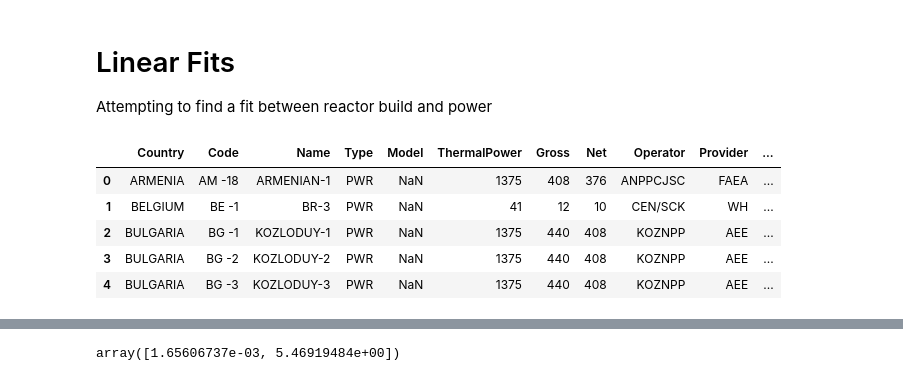
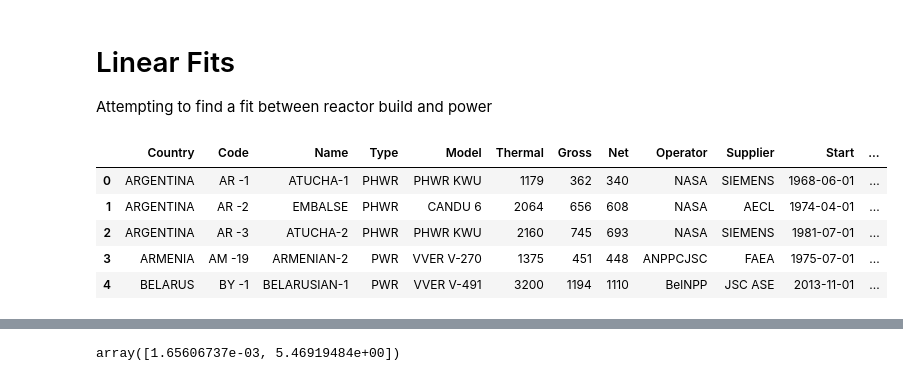
Before and after one commit to guimarais/iaea_reactors, a Jupyter notebook: 02-LinearFit.ipynb, the cells around one changed output, grey strips where cells are left out. Drawn from its saved outputs; the diff is of its cells as text; code cells hidden in the pictures.

```diff
--- a/02-LinearFit.ipynb
+++ b/02-LinearFit.ipynb
@@ -11,15 +11,16 @@ from mpl_toolkits.axes_grid1.inset_locator import inset_axes
 
 sns.set_style({'font.sans-serif':'Laksaman'})
 # %%
-dr = pd.read_csv("./datasets_clean/all_reactors.csv")
+#dr = pd.read_csv("./datasets_clean/all_reactors.csv")
+dr = pd.read_csv("./datasets_clean/2021Table14_clean.csv")
 dr.head()
 # %% [output]
-|  | Country | Code | Name | Type | Model | ThermalPower | Gross | Net | Operator | Provider | ... |
-| 0 | ARMENIA | AM -18 | ARMENIAN-1 | PWR | NaN | 1375 | 408 | 376 | ANPPCJSC | FAEA | ... |
-| 1 | BELGIUM | BE -1 | BR-3 | PWR | NaN | 41 | 12 | 10 | CEN/SCK | WH | ... |
-| 2 | BULGARIA | BG -1 | KOZLODUY-1 | PWR | NaN | 1375 | 440 | 408 | KOZNPP | AEE | ... |
-| 3 | BULGARIA | BG -2 | KOZLODUY-2 | PWR | NaN | 1375 | 440 | 408 | KOZNPP | AEE | ... |
-| 4 | BULGARIA | BG -3 | KOZLODUY-3 | PWR | NaN | 1375 | 440 | 408 | KOZNPP | AEE | ... |
+|  | Country | Code | Name | Type | Model | Thermal | Gross | Net | Operator | Supplier | Start | ... |
+| 0 | ARGENTINA | AR -1 | ATUCHA-1 | PHWR | PHWR KWU | 1179 | 362 | 340 | NASA | SIEMENS | 1968-06-01 | ... |
+| 1 | ARGENTINA | AR -2 | EMBALSE | PHWR | CANDU 6 | 2064 | 656 | 608 | NASA | AECL | 1974-04-01 | ... |
+| 2 | ARGENTINA | AR -3 | ATUCHA-2 | PHWR | PHWR KWU | 2160 | 745 | 693 | NASA | SIEMENS | 1981-07-01 | ... |
+| 3 | ARMENIA | AM -19 | ARMENIAN-2 | PWR | VVER V-270 | 1375 | 451 | 448 | ANPPCJSC | FAEA | 1975-07-01 | ... |
+| 4 | BELARUS | BY -1 | BELARUSIAN-1 | PWR | VVER V-491 | 3200 | 1194 | 1110 | BelNPP | JSC ASE | 2013-11-01 | ... |
 # %%
 dr.dtypes
 # %% [output]
```
Also changed, not shown: parts of 2 cells of this notebook, 11 other files.
